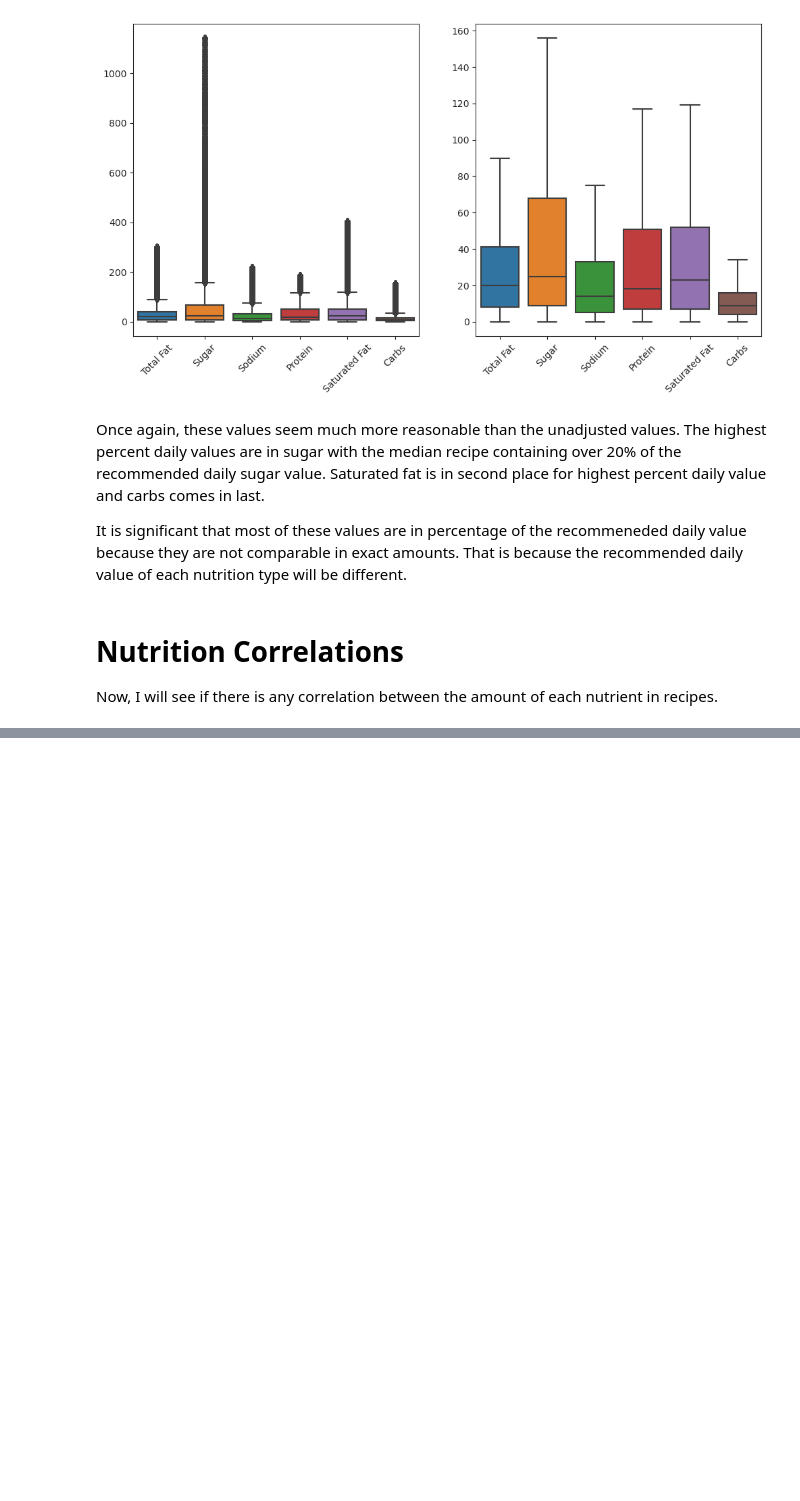
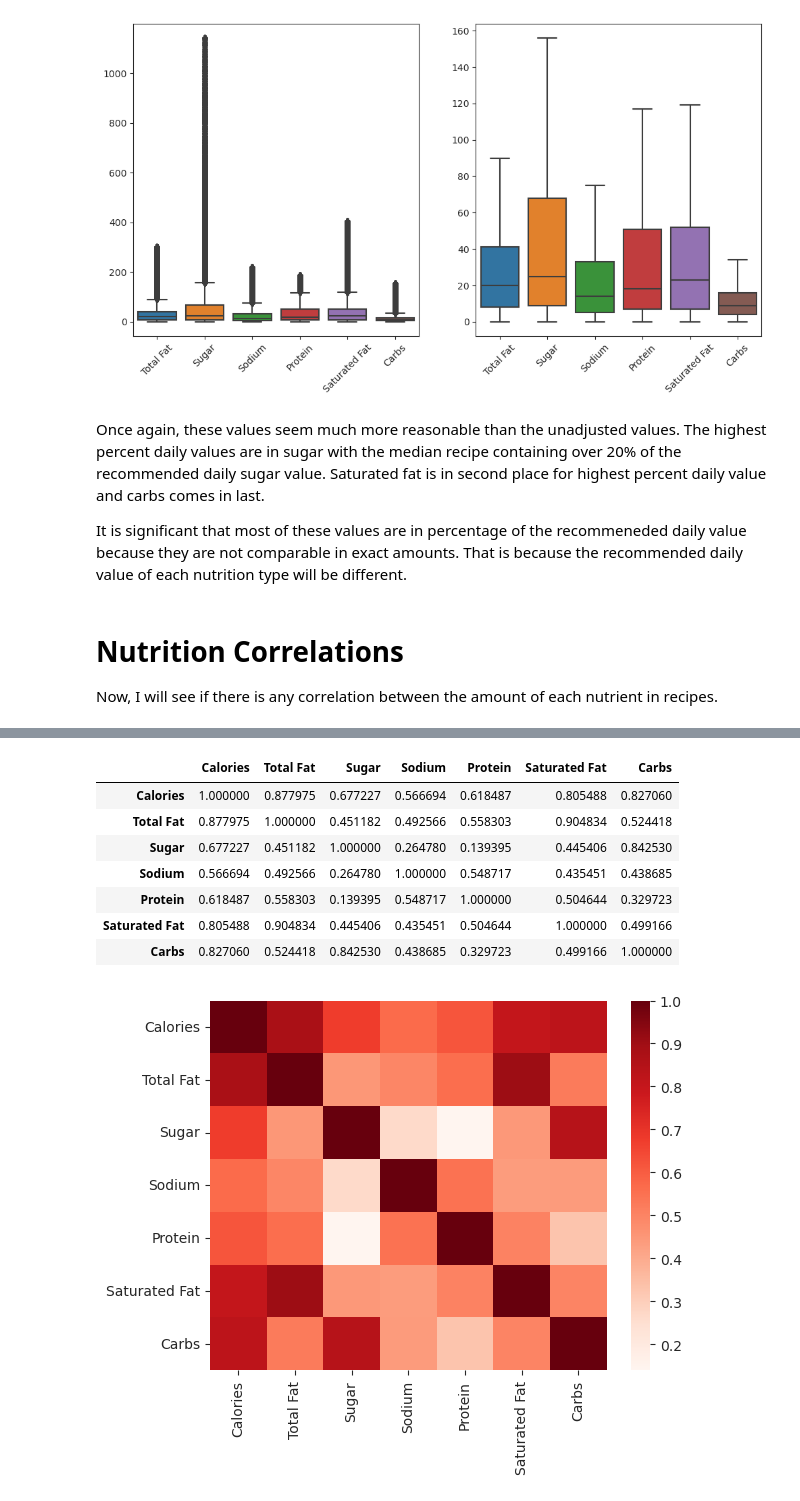
Before and after one commit to jlombino/RecipeEngine, a Jupyter notebook: Recipe_EDA.ipynb, the cells around one changed output, grey strips where cells are left out. Cells and saved outputs as stored; diff of their text form; code cells hidden in the pictures; blank space fills up the shorter version.

```diff
--- a/Recipe_EDA.ipynb
+++ b/Recipe_EDA.ipynb
@@ -495,0 +459,13 @@ There are some significant correlations between the nutrients. For example, the
+# %%
+display(nutrition_adjusted.corr())
+sns.heatmap(nutrition_adjusted.corr(),cmap='Reds',);
+# %% [output]
+|  | Calories | Total Fat | Sugar | Sodium | Protein | Saturated Fat | Carbs |
+| Calories | 1.000000 | 0.877975 | 0.677227 | 0.566694 | 0.618487 | 0.805488 | 0.827060 |
+| Total Fat | 0.877975 | 1.000000 | 0.451182 | 0.492566 | 0.558303 | 0.904834 | 0.524418 |
+| Sugar | 0.677227 | 0.451182 | 1.000000 | 0.264780 | 0.139395 | 0.445406 | 0.842530 |
+| Sodium | 0.566694 | 0.492566 | 0.264780 | 1.000000 | 0.548717 | 0.435451 | 0.438685 |
+| Protein | 0.618487 | 0.558303 | 0.139395 | 0.548717 | 1.000000 | 0.504644 | 0.329723 |
+| Saturated Fat | 0.805488 | 0.904834 | 0.445406 | 0.435451 | 0.504644 | 1.000000 | 0.499166 |
+| Carbs | 0.827060 | 0.524418 | 0.842530 | 0.438685 | 0.329723 | 0.499166 | 1.000000 |
+[figure, added]
```
Also changed, not shown: parts of 71 cells of this notebook.
